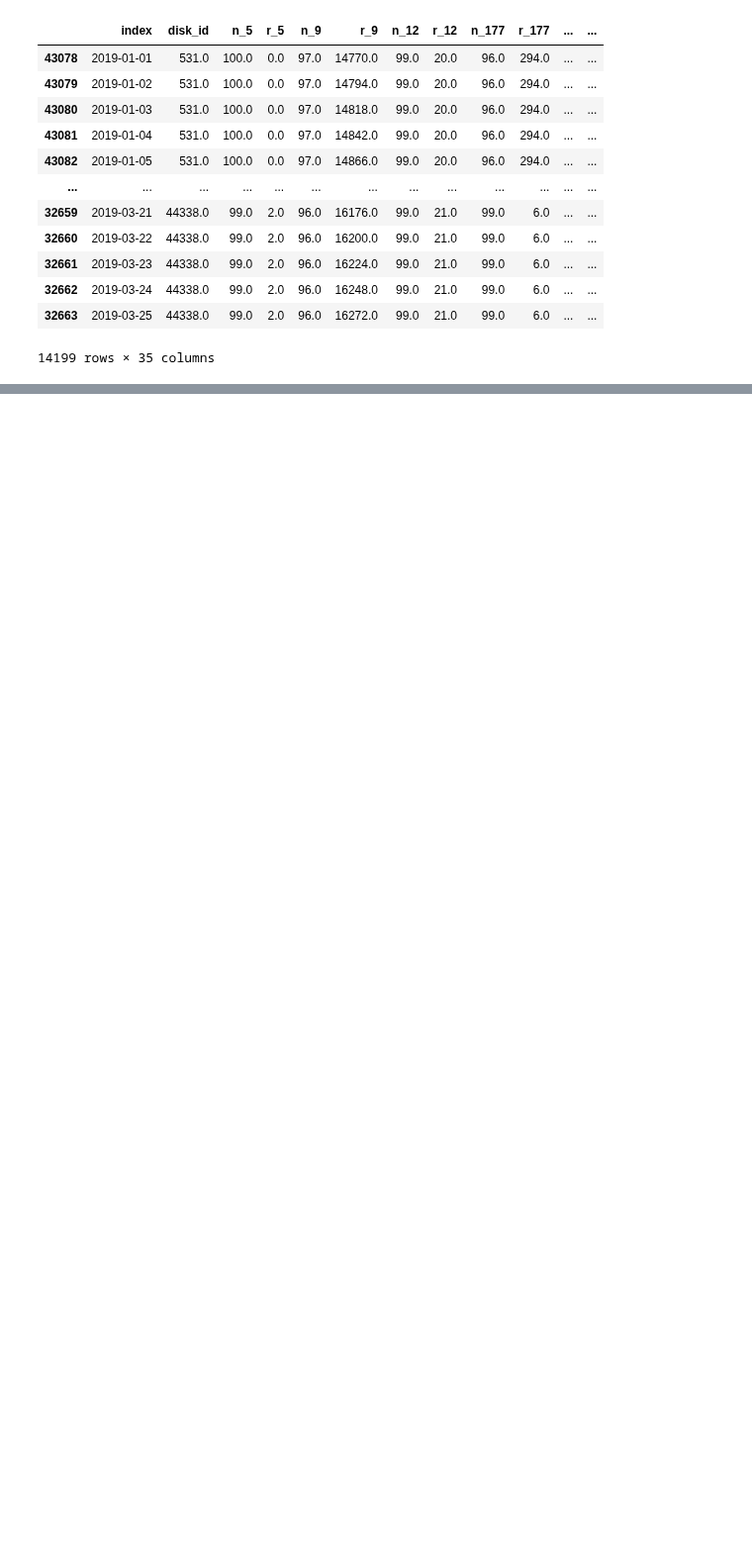
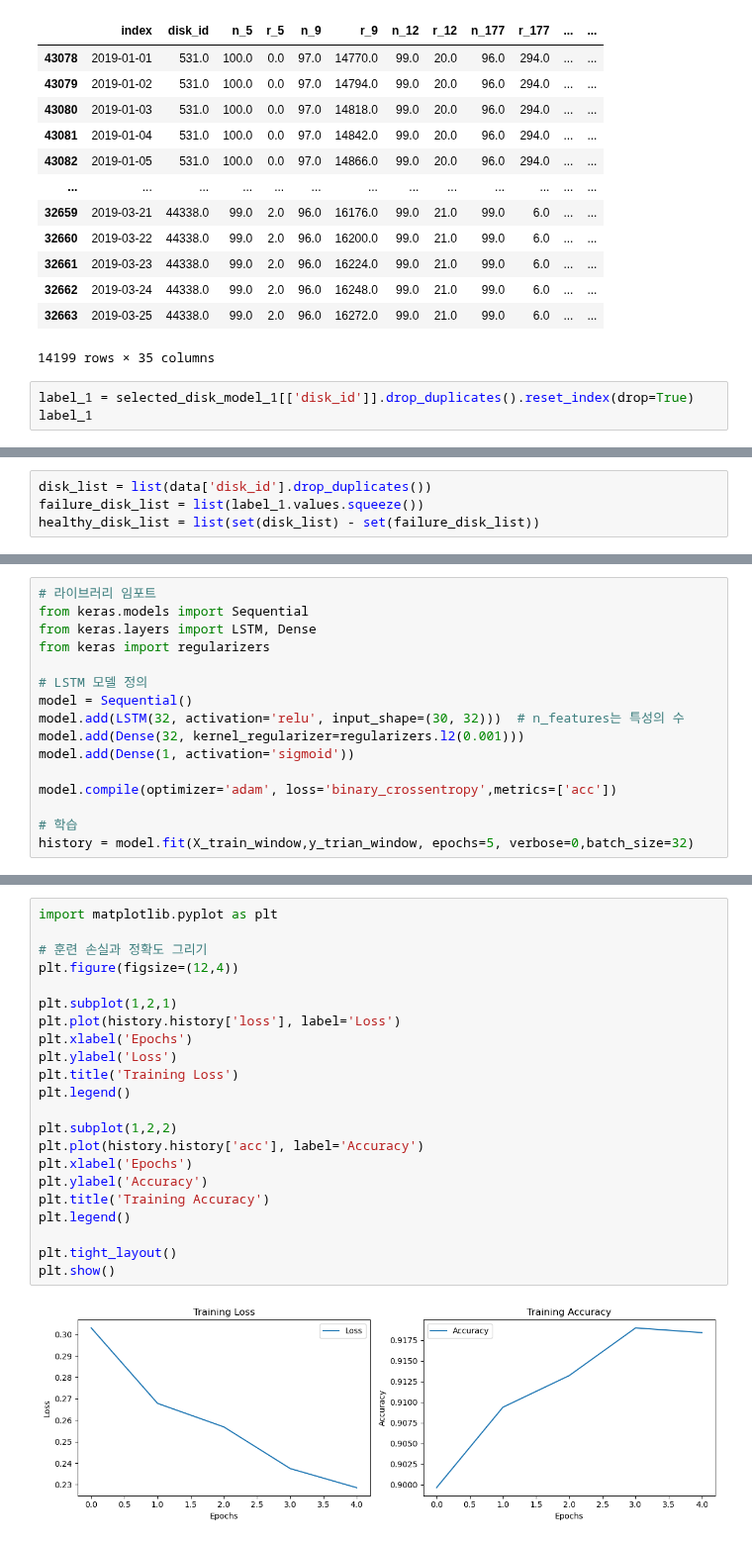
Before and after one commit to passion3659/ssd-failure, a Jupyter notebook: MB1_LSTM.ipynb, the cells around one changed output, grey strips where cells are left out. Shown at 99% size. Saved outputs shown, nothing was run; the diff lists cells and outputs as text; blank space fills up the shorter version.

```diff
--- a/MB1_LSTM.ipynb
+++ b/MB1_LSTM.ipynb
@@ -167,3 +153,6 @@ del_fail_after_row
 | 32662 | 2019-03-24 | 44338.0 | 99.0 | 2.0 | 96.0 | 16248.0 | 99.0 | 21.0 | 99.0 | 6.0 | ... | ... |
 | 32663 | 2019-03-25 | 44338.0 | 99.0 | 2.0 | 96.0 | 16272.0 | 99.0 | 21.0 | 99.0 | 6.0 | ... | ... |
 14199 rows × 35 columns
+# %%
+label_1 = selected_disk_model_1[['disk_id']].drop_duplicates().reset_index(drop=True)
+label_1
@@ -169,0 +173,4 @@ del_fail_after_row
+# %%
+disk_list = list(data['disk_id'].drop_duplicates())
+failure_disk_list = list(label_1.values.squeeze())
+healthy_disk_list = list(set(disk_list) - set(failure_disk_list))
@@ -169,0 +262,16 @@ del_fail_after_row
+# %%
+# 라이브러리 임포트
+from keras.models import Sequential
+from keras.layers import LSTM, Dense
+from keras import regularizers
+
+# LSTM 모델 정의
+model = Sequential()
+model.add(LSTM(32, activation='relu', input_shape=(30, 32)))  # n_features는 특성의 수
+model.add(Dense(32, kernel_regularizer=regularizers.l2(0.001)))
+model.add(Dense(1, activation='sigmoid'))
+
+model.compile(optimizer='adam', loss='binary_crossentropy',metrics=['acc'])
+
+# 학습
+history = model.fit(X_train_window,y_trian_window, epochs=5, verbose=0,batch_size=32)
@@ -169,0 +296,24 @@ del_fail_after_row
+# %%
+import matplotlib.pyplot as plt
+
+# 훈련 손실과 정확도 그리기
+plt.figure(figsize=(12,4))
+
+plt.subplot(1,2,1)
+plt.plot(history.history['loss'], label='Loss')
+plt.xlabel('Epochs')
+plt.ylabel('Loss')
+plt.title('Training Loss')
+plt.legend()
+
+plt.subplot(1,2,2)
+plt.plot(history.history['acc'], label='Accuracy')
+plt.xlabel('Epochs')
+plt.ylabel('Accuracy')
+plt.title('Training Accuracy')
+plt.legend()
+
+plt.tight_layout()
+plt.show()
+# %% [output]
+[figure, added]
```
Also changed, not shown: parts of 14 cells of this notebook.
